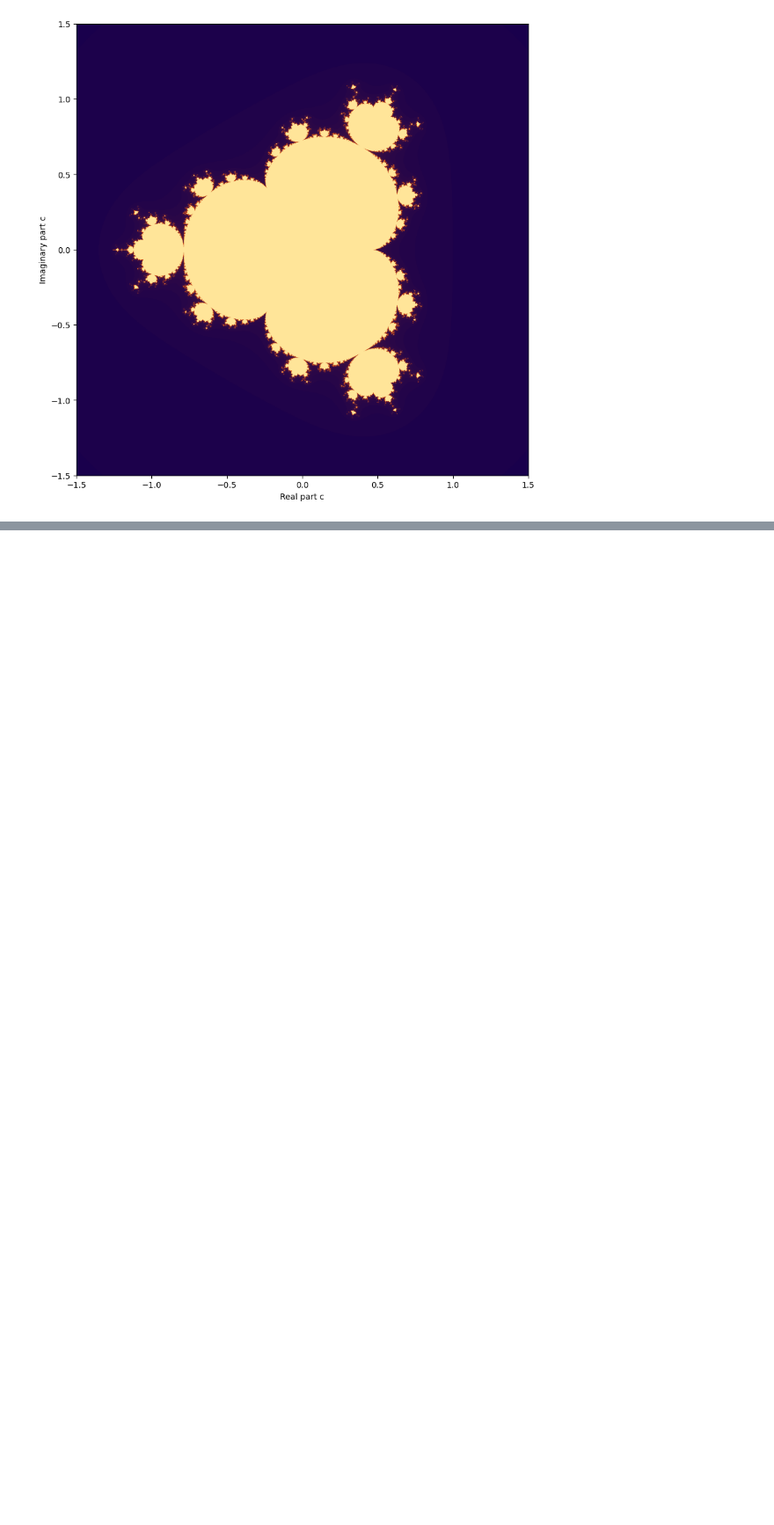
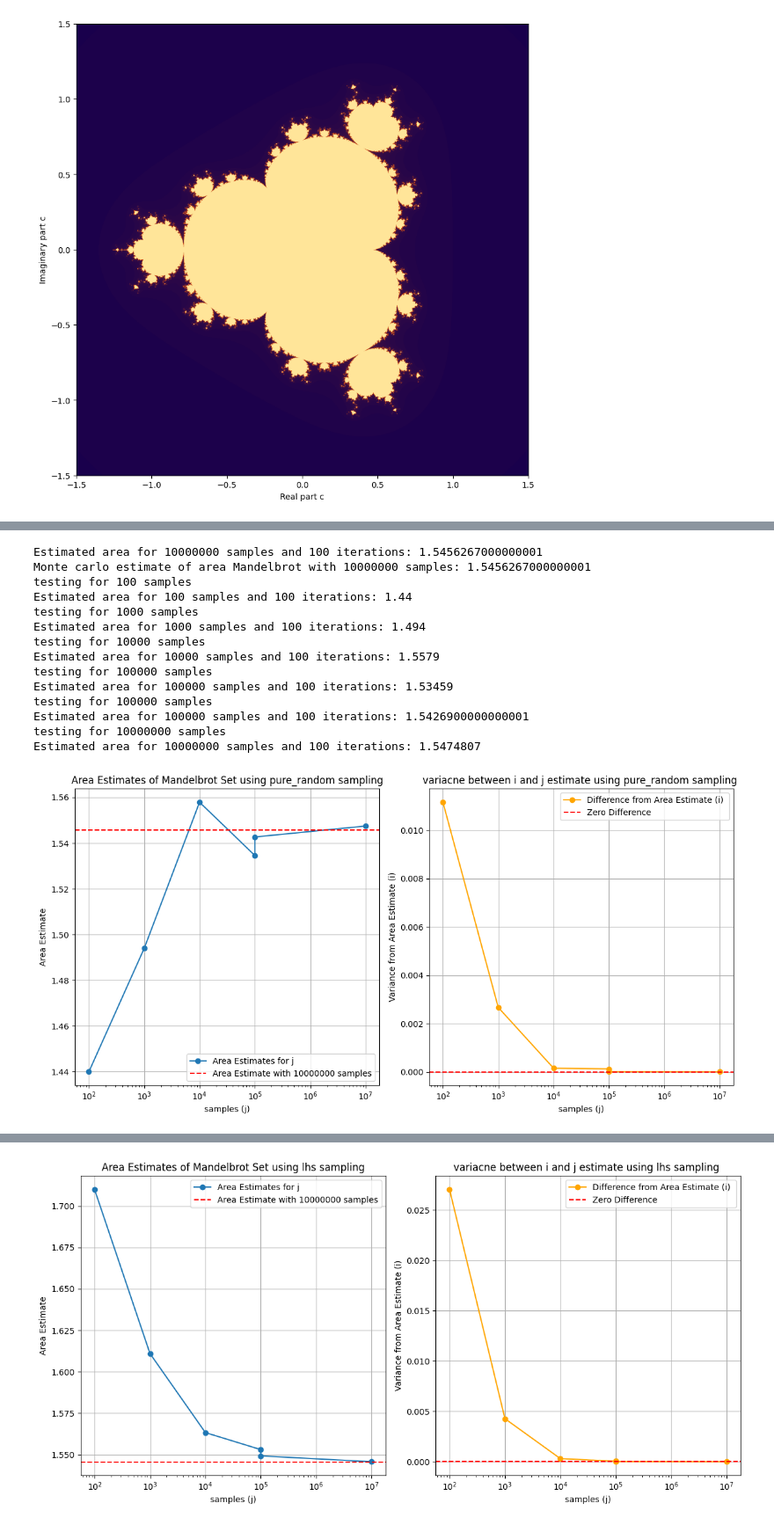
Before and after one commit to imaanb/StochSim_A1, a Jupyter notebook: opdr1.ipynb, the cells around one changed output, grey strips where cells are left out. Shown at 88% size. Drawn from its saved outputs; the diff is of its cells as text; code cells hidden in the pictures; blank space fills up the shorter version.

```diff
--- a/opdr1.ipynb
+++ b/opdr1.ipynb
@@ -300,0 +308,77 @@ Estimated area for 100 samples and 10000000 iterations: 1.035
+# %%
+
+def compute_variance(area_setimate_i, area_estimate_j):
+    squared_difference = (area_estimate_j-area_setimate_i) ** 2
+    return squared_difference
+
+
+
+iterations = 100
+i = 10000000
+j = [100, 1000, 10000, 100000,100000, 10000000]
+
+
+def plot(i, j, iterations, sample_type):
+    area_estimate_i = monte_carlo(i,sample_type, iterations, y_min, y_max, x_min, x_max)
+    print(f"Monte carlo estimate of area Mandelbrot with {i} samples: {area_estimate_i}")
+    j_estimates = []
+    differences = []
+
+    for setting in j:
+        print(f"testing for {setting} samples")
+        area_setting_j  = monte_carlo(setting,sample_type, iterations, y_min, y_max, x_min, x_max)
+        j_estimates.append(area_setting_j)
+        variance = compute_variance(area_estimate_i, area_setting_j)
+        differences.append(variance)
+
+    plt.figure(figsize=(12, 6))
+
+    #  j
+    plt.subplot(1, 2, 1)
+    plt.plot(j, j_estimates, marker='o', label=f'Area Estimates for j')
+    plt.axhline(y=area_estimate_i, color='r', linestyle='--', label=f'Area Estimate with {i} samples')
+    plt.title(f'Area Estimates of Mandelbrot Set using {sample_type} sampling')
+    plt.xlabel('samples (j)')
+    plt.xscale("log")
+    plt.ylabel('Area Estimate')
+    plt.legend()
+    plt.grid(True)
+
+    # differences
+    plt.subplot(1, 2, 2)
+    plt.plot(j, differences, marker='o', color='orange', label=f'Difference from Area Estimate (i) ')
+    plt.axhline(y=0, color='r', linestyle='--', label='Zero Difference')
+    plt.title(f'variacne between i and j estimate using {sample_type} sampling ')
+    plt.xlabel('samples (j)')
+    plt.xscale("log")
+
+    plt.ylabel('Variance from Area Estimate (i)')
+    plt.legend()
+    plt.grid(True)
+
+    plt.tight_layout()
+    plt.show()
+
+
+
+
+
+plot(i, j, iterations, "pure_random")
+plot(i, j , iterations, "lhs")
+plot(i, j, iterations, "orthogonal")
+# %% [output]
+Estimated area for 10000000 samples and 100 iterations: 1.5456267000000001
+Monte carlo estimate of area Mandelbrot with 10000000 samples: 1.5456267000000001
+testing for 100 samples
+Estimated area for 100 samples and 100 iterations: 1.44
+testing for 1000 samples
+Estimated area for 1000 samples and 100 iterations: 1.494
+testing for 10000 samples
+Estimated area for 10000 samples and 100 iterations: 1.5579
+testing for 100000 samples
+Estimated area for 100000 samples and 100 iterations: 1.53459
+testing for 100000 samples
+Estimated area for 100000 samples and 100 iterations: 1.5426900000000001
+testing for 10000000 samples
+Estimated area for 10000000 samples and 100 iterations: 1.5474807
+[figure, added]
@@ -300,0 +399 @@ Estimated area for 100 samples and 10000000 iterations: 1.035
+[figure, added]
```
Also changed, not shown: parts of 4 cells of this notebook.
